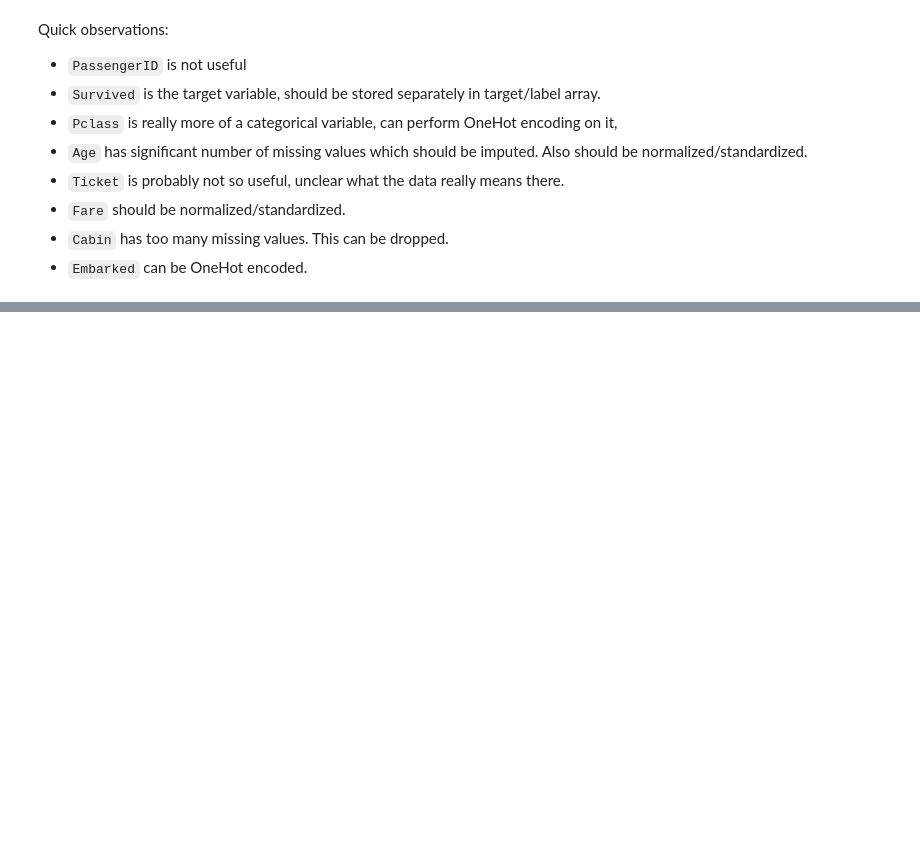
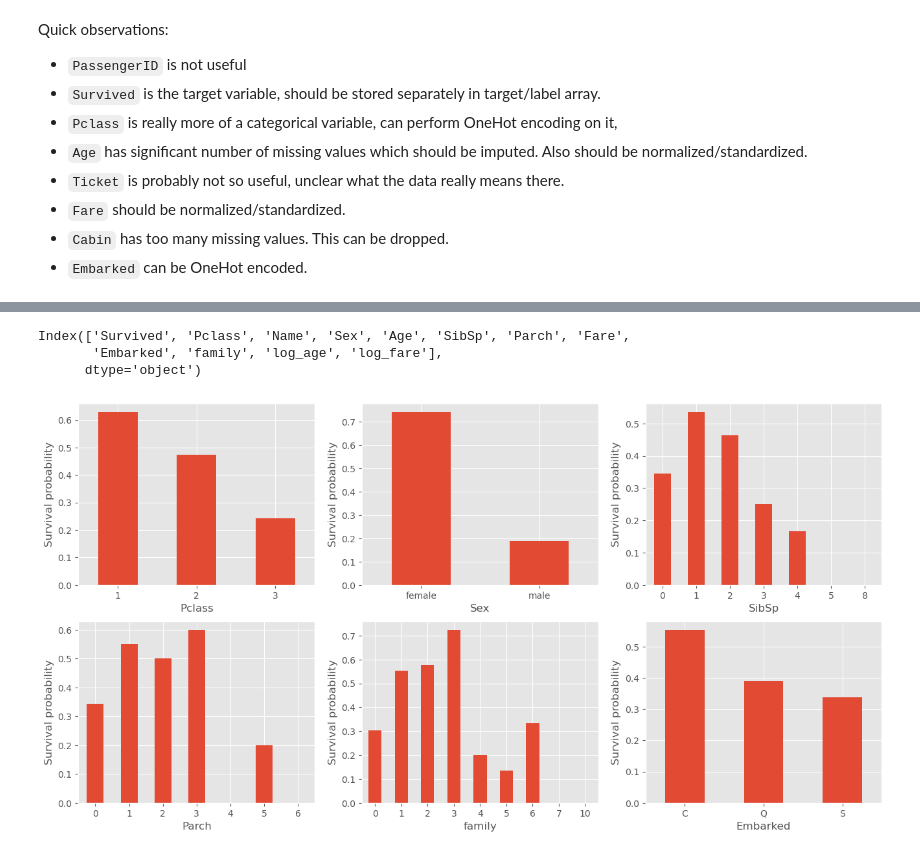
Before and after one commit to iherman10/titanic, a Jupyter notebook: titanic_2.ipynb, the cells around one changed output, grey strips where cells are left out. Saved outputs shown, nothing was run; the diff lists cells and outputs as text; code cells hidden in the pictures; blank space fills up the shorter version.

```diff
--- a/titanic_2.ipynb
+++ b/titanic_2.ipynb
@@ -88,0 +155,22 @@ explore.describe()
+# %%
+explore.columns
+# %% [output]
+Index(['Survived', 'Pclass', 'Name', 'Sex', 'Age', 'SibSp', 'Parch', 'Fare',
+       'Embarked', 'family', 'log_age', 'log_fare'],
+      dtype='object')
+# %%
+def plot_survival_probability(attribute):
+    grouped_df = explore.groupby(attribute)['Survived'].mean()
+    grouped_df.plot(kind='bar')
+    plt.ylabel('Survival probability')
+    plt.xticks(rotation='horizontal')
+
+plt.figure(figsize=(16,8))
+plt.subplot(231); plot_survival_probability('Pclass')
+plt.subplot(232); plot_survival_probability('Sex')
+plt.subplot(233); plot_survival_probability('SibSp')
+plt.subplot(234); plot_survival_probability('Parch')
+plt.subplot(235); plot_survival_probability('family')
+plt.subplot(236); plot_survival_probability('Embarked')
+# %% [output]
+[figure, added]
```
Also changed, not shown: parts of 10 cells of this notebook.
